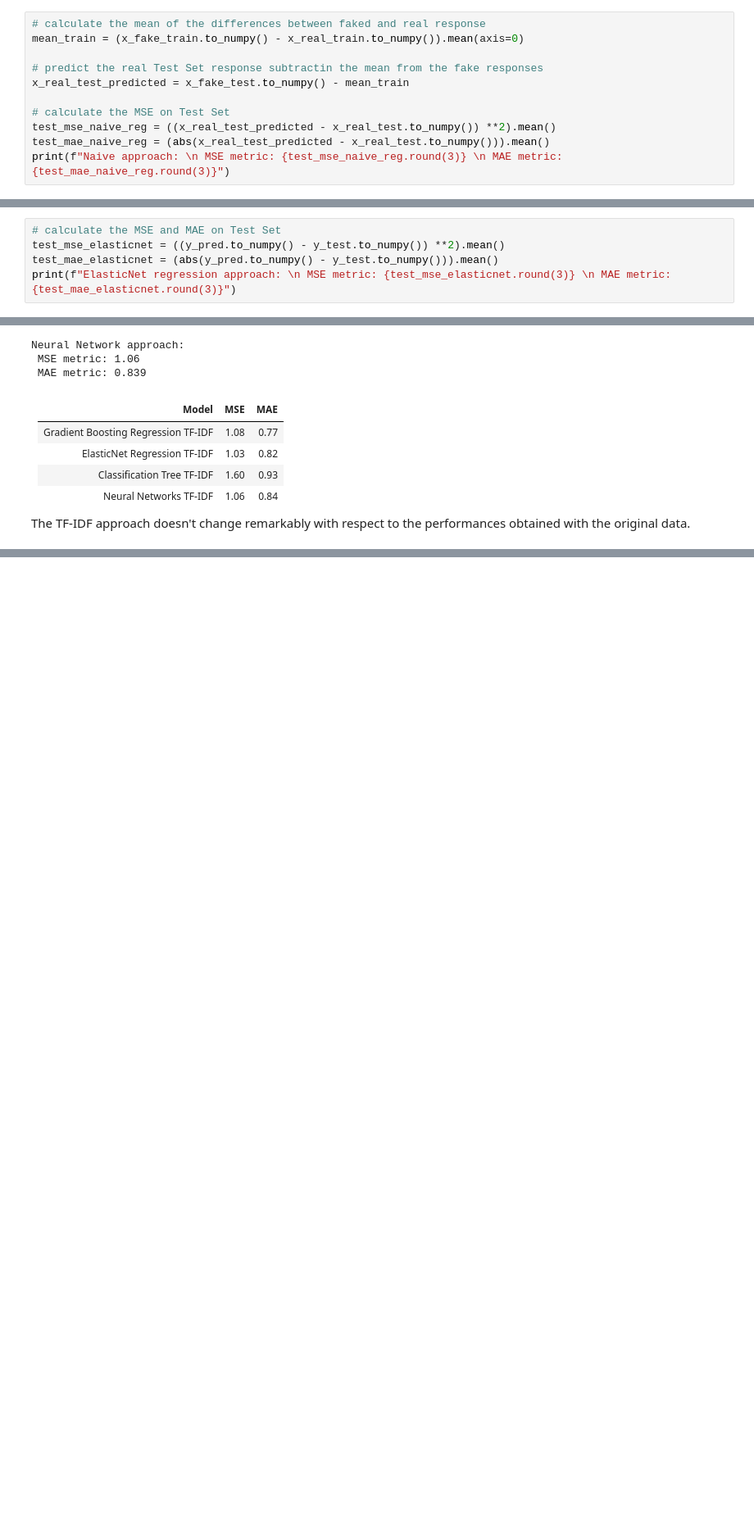
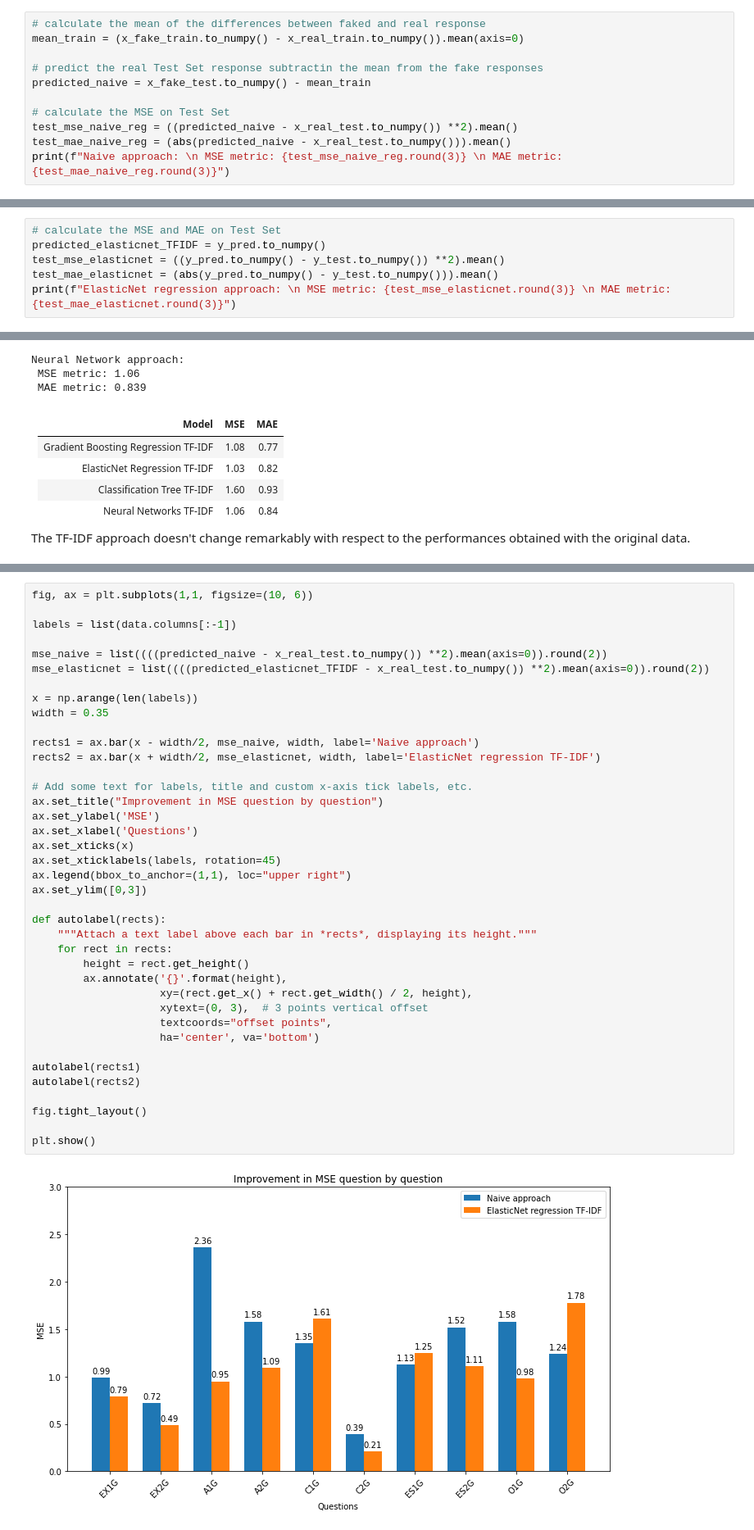
Before and after one commit to pierpaolododorico/five_personalities, a Jupyter notebook: notebook_project.ipynb, the cells around one changed output, grey strips where cells are left out. Shown at 82% size. Cells and saved outputs as stored; diff of their text form; blank space fills up the shorter version.

```diff
--- a/notebook_project.ipynb
+++ b/notebook_project.ipynb
@@ -376,11 +376,11 @@ All the proposed method should outperform the trivial strategy of subtracting to
 mean_train = (x_fake_train.to_numpy() - x_real_train.to_numpy()).mean(axis=0)
 
 # predict the real Test Set response subtractin the mean from the fake responses
-x_real_test_predicted = x_fake_test.to_numpy() - mean_train
+predicted_naive = x_fake_test.to_numpy() - mean_train
 
 # calculate the MSE on Test Set
-test_mse_naive_reg = ((x_real_test_predicted - x_real_test.to_numpy()) **2).mean()
-test_mae_naive_reg = (abs(x_real_test_predicted - x_real_test.to_numpy())).mean()
+test_mse_naive_reg = ((predicted_naive - x_real_test.to_numpy()) **2).mean()
+test_mae_naive_reg = (abs(predicted_naive - x_real_test.to_numpy())).mean()
 print(f"Naive approach: \n MSE metric: {test_mse_naive_reg.round(3)} \n MAE metric: {test_mae_naive_reg.round(3)}")
 # %% [output]
 Naive approach:
@@ -937,6 +954,7 @@ Start with question 9
 Start with question 10
 # %%
 # calculate the MSE and MAE on Test Set
+predicted_elasticnet_TFIDF = y_pred.to_numpy()
 test_mse_elasticnet = ((y_pred.to_numpy() - y_test.to_numpy()) **2).mean()
 test_mae_elasticnet = (abs(y_pred.to_numpy() - y_test.to_numpy())).mean()
 print(f"ElasticNet regression approach: \n MSE metric: {test_mse_elasticnet.round(3)} \n MAE metric: {test_mae_elasticnet.round(3)}")
@@ -1076,0 +1169,41 @@ The TF-IDF approach doesn't change remarkably with respect to the performances o
+# %%
+fig, ax = plt.subplots(1,1, figsize=(10, 6))
+
+labels = list(data.columns[:-1])
+
+mse_naive = list((((predicted_naive - x_real_test.to_numpy()) **2).mean(axis=0)).round(2))
+mse_elasticnet = list((((predicted_elasticnet_TFIDF - x_real_test.to_numpy()) **2).mean(axis=0)).round(2))
+
+x = np.arange(len(labels))
+width = 0.35
+
+rects1 = ax.bar(x - width/2, mse_naive, width, label='Naive approach')
+rects2 = ax.bar(x + width/2, mse_elasticnet, width, label='ElasticNet regression TF-IDF')
+
+# Add some text for labels, title and custom x-axis tick labels, etc.
+ax.set_title("Improvement in MSE question by question")
+ax.set_ylabel('MSE')
+ax.set_xlabel('Questions')
+ax.set_xticks(x)
+ax.set_xticklabels(labels, rotation=45)
+ax.legend(bbox_to_anchor=(1,1), loc="upper right")
+ax.set_ylim([0,3])
+
+def autolabel(rects):
+    """Attach a text label above each bar in *rects*, displaying its height."""
+    for rect in rects:
+        height = rect.get_height()
+        ax.annotate('{}'.format(height),
+                    xy=(rect.get_x() + rect.get_width() / 2, height),
+                    xytext=(0, 3),  # 3 points vertical offset
+                    textcoords="offset points",
+                    ha='center', va='bottom')
+
+autolabel(rects1)
+autolabel(rects2)
+
+fig.tight_layout()
+
+plt.show()
+# %% [output]
+[figure, added]
```
Also changed, not shown: parts of 25 cells of this notebook.
